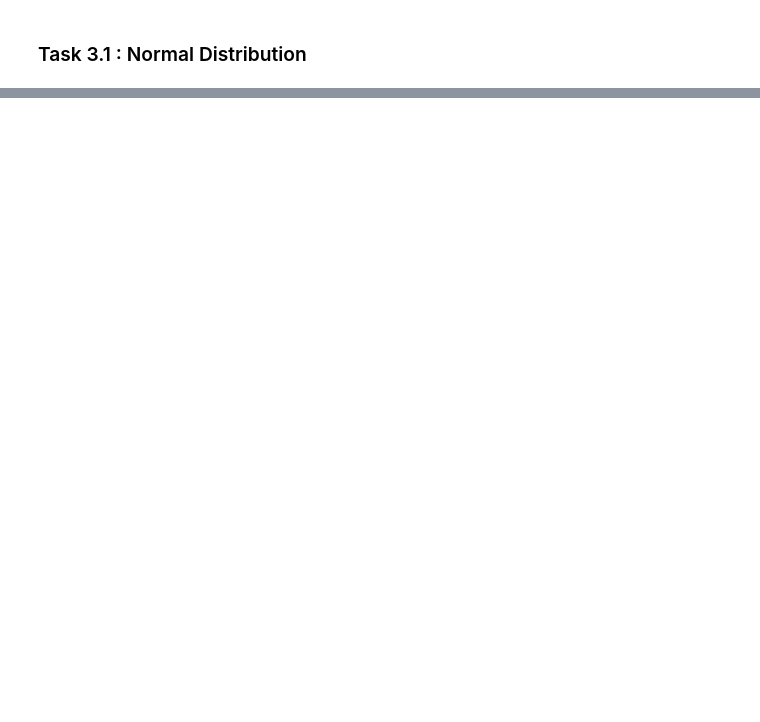
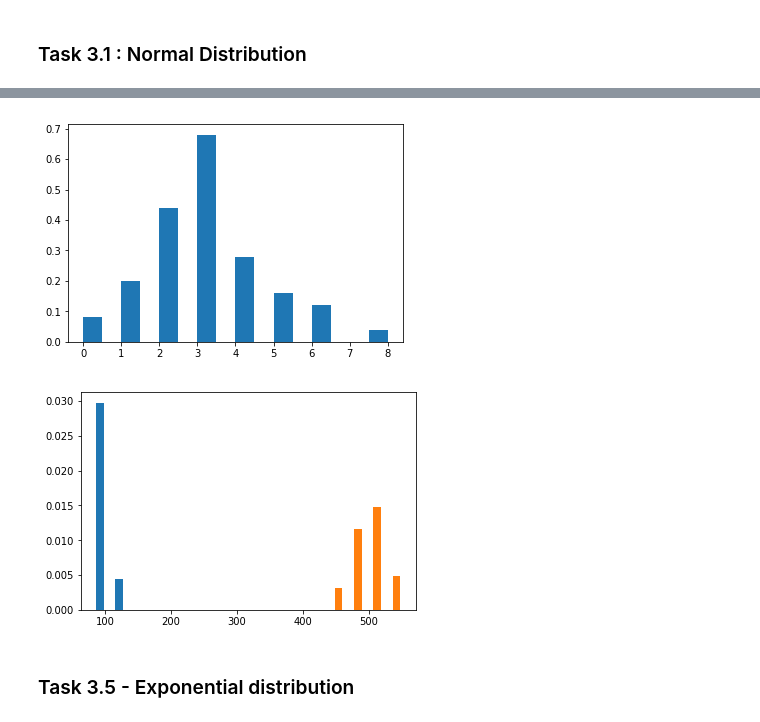
Before and after one commit to richardfeeney7/Programming-for-Data-Analysis, a Jupyter notebook: numpy.random.ipynb, the cells around one changed output, grey strips where cells are left out. Drawn from its saved outputs; the diff is of its cells as text; code cells hidden in the pictures; blank space fills up the shorter version.

```diff
--- a/numpy.random.ipynb
+++ b/numpy.random.ipynb
@@ -531,0 +615,20 @@ plt.show()
+# %%
+# numpy.random.poisson(lam=1.0, size=None)
+
+# Size is optional
+# Lam is a float or array of floats and should be greater than or equal to zero
+
+x = np.random.poisson(3, 50)# Create an array of 50 elements but wont work due to negative lam
+
+y = np.random.poisson(lam=(100., 500.), size=(100, 2))
+# %%
+count, bins, ignored = plt.hist(x, 16, density=True)
+plt.show()
+
+count, bins, ignored = plt.hist(y, 16, density=True)
+plt.show()
+# %% [output]
+[figure, added]
+[figure, added]
+# %% [markdown]
+### Task 3.5 - Exponential distribution
```
Also changed, not shown: parts of 35 cells of this notebook, 1 other file.
